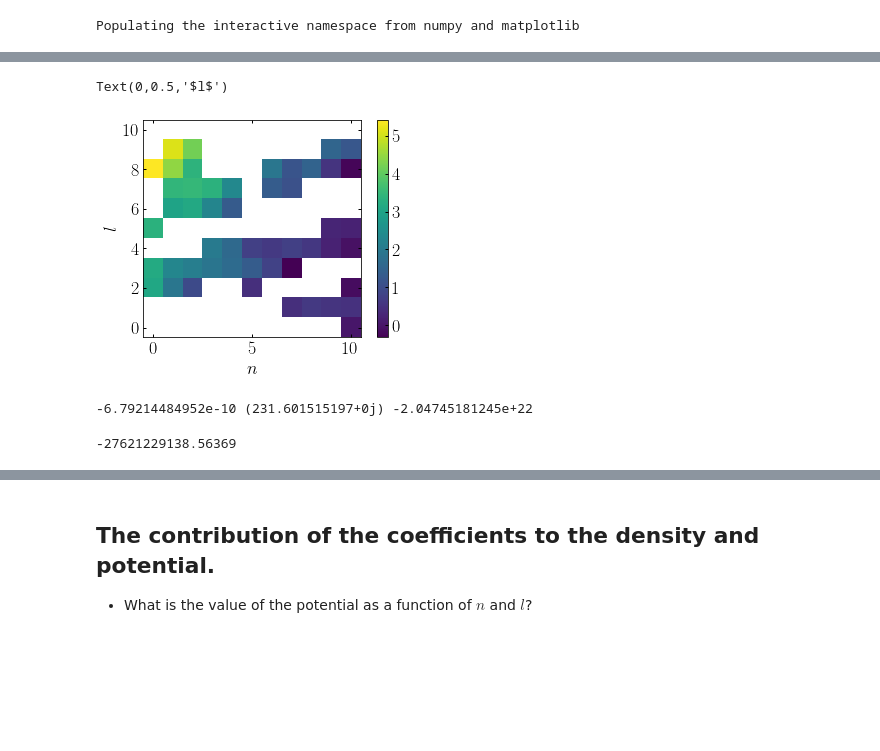
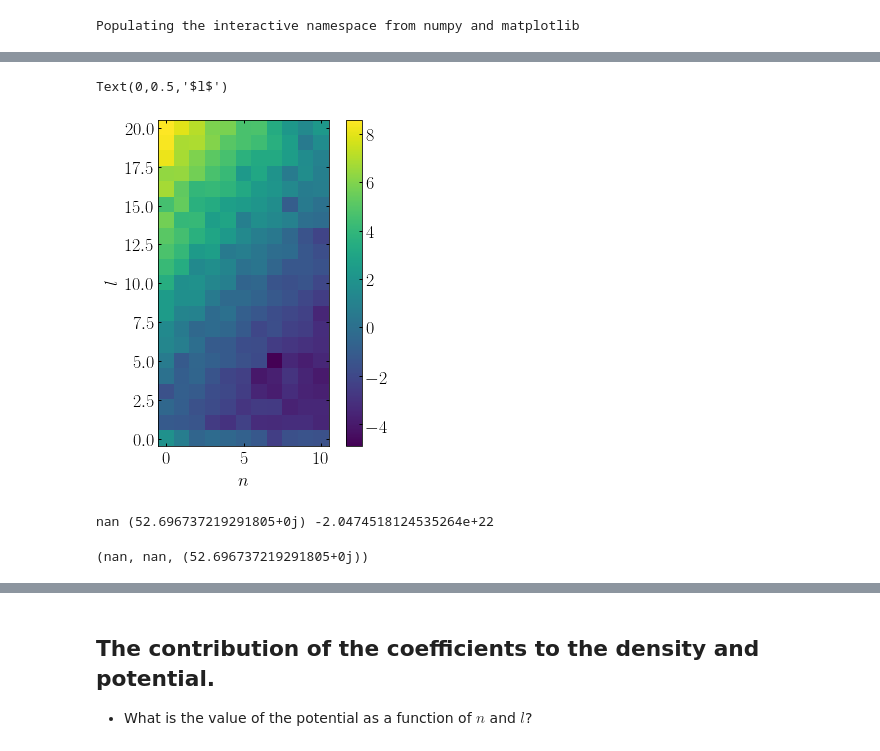
Before and after one commit to jngaravitoc/BFE-c, a Jupyter notebook: code/computing_coefficients.ipynb, the cells around one changed output, grey strips where cells are left out. Saved outputs shown, nothing was run; the diff lists cells and outputs as text; code cells hidden in the pictures; blank space fills up the shorter version.

```diff
--- a/code/computing_coefficients.ipynb
+++ b/code/computing_coefficients.ipynb
@@ -114,7 +122,5 @@ savefig('sum_prodcut_matrix_l.pdf', bbox_inches='tight')
-# %%
-spherical_halo = genfromtxt('../../chamaleon/halos_ics/test_hern.txt')
 # %%
 x = spherical_halo[:,0]
 y = spherical_halo[:,1]
 z = spherical_halo[:,2]
-m = spherical_halo[:,0]
+m = spherical_halo_m
@@ -124,0 +127,9 @@ phi = np.arctan2(y, x)
+# %%
+r = (x**2 + y**2 + z**2)**0.5
+index_rcut = np.where(r<100)
+
+x_cut = x[index_rcut]
+y_cut = y[index_rcut]
+z_cut = z[index_rcut]
+m_cut = m[index_rcut]
+r_cut = (x_cut**2 + y_cut**2 + z_cut**2)**0.5
@@ -140,5 +157,5 @@ snl(0, 20, 0, m, r, theta, phi)
 # %%
-S_biff, T_biff = biff.compute_coeffs_discrete(np.double(spherical_halo), np.double(m), 10, 10, skip_m=False, r_s=10.4)
+S_biff, T_biff = biff.compute_coeffs_discrete(np.double(spherical_halo[index_rcut]), np.double(m[index_rcut]), 10, 20, skip_m=False, r_s=10.4)
 # %%
 shape(S_biff)
 # %% [output]
@@ -146,16 +163,16 @@ shape(S_biff)
 # %%
-imshow(np.log10(S_biff[:,:,0] + T_biff[:,:,0]).T, origin='lower')
+imshow(np.log10(np.abs(S_biff[:,:,0])).T, origin='lower')
 colorbar()
 xlabel('$n$')
 ylabel('$l$')
 # %% [output]
 Text(0,0.5,'$l$')
-[figure, old version]
+[figure, new version]
 # %%
-snl(0, 20, 0, m, r, theta, phi)
+snl(0, 20, 0, m_cut, r_cut, theta, phi)
 # %% [output]
--6.79214484952e-10 (231.601515197+0j) -2.04745181245e+22
+nan (52.696737219291805+0j) -2.0474518124535264e+22
--27621229138.56369
+(nan, nan, (52.696737219291805+0j))
 # %%
 S_biff[0, 20, 0]
 # %% [output]
```
Also changed, not shown: parts of 29 cells of this notebook.
